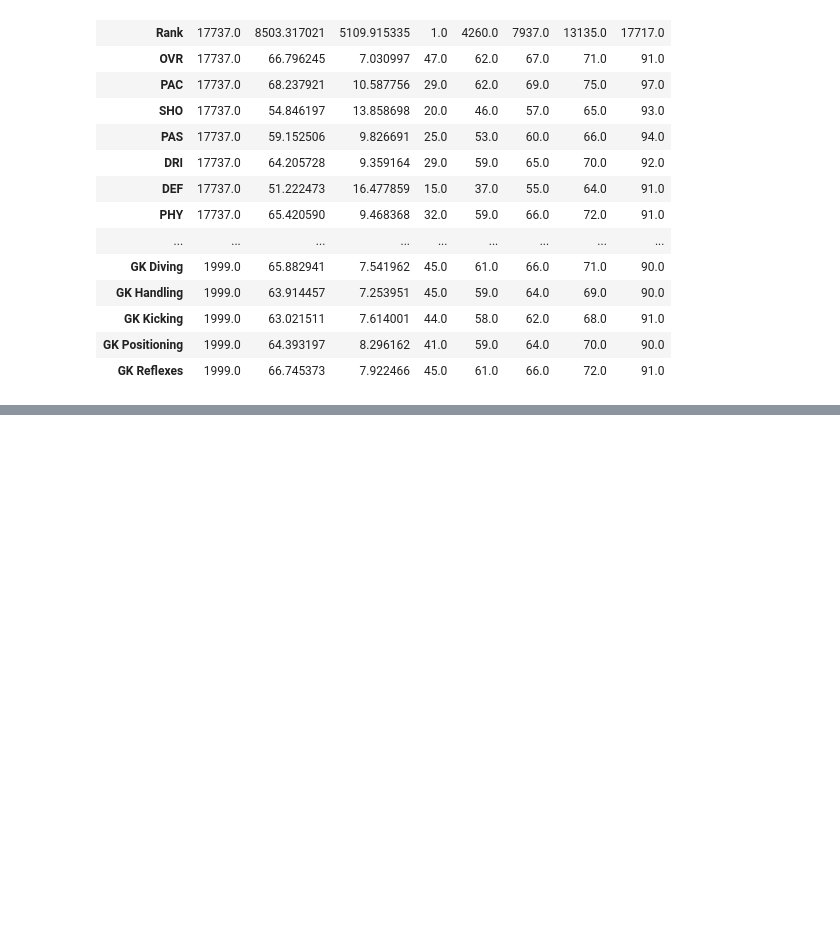
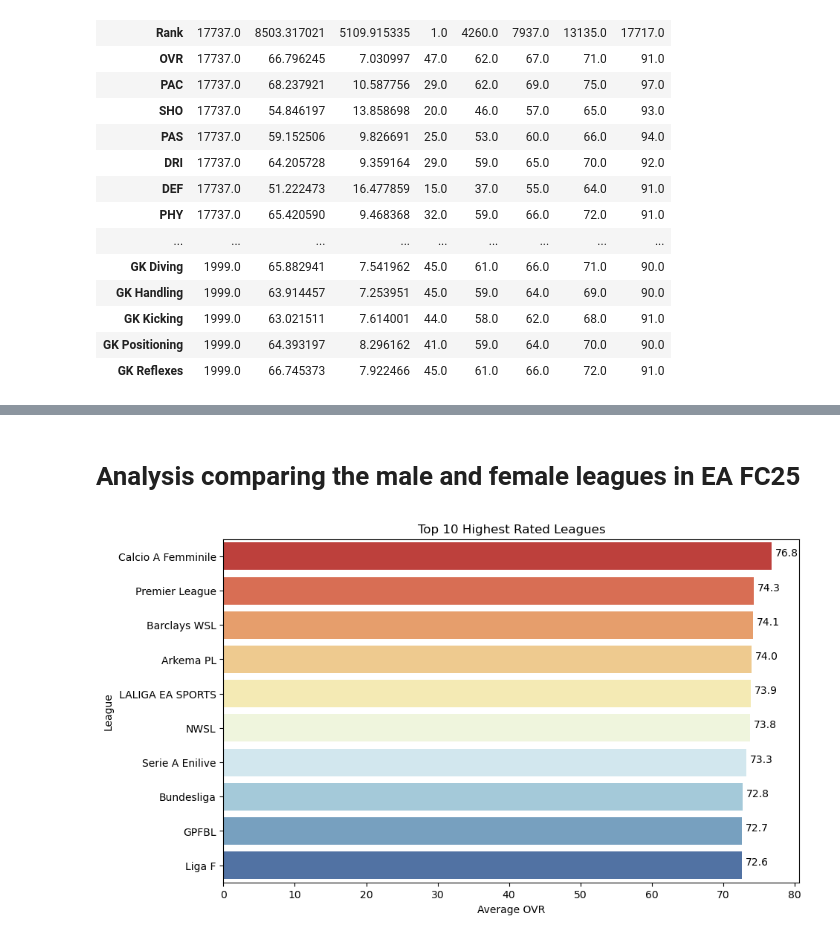
Before and after one commit to abryantgithub/FC25-EDA, a Jupyter notebook: FC25_All_Players_Analysis.ipynb, the cells around one changed output, grey strips where cells are left out. Saved outputs shown, nothing was run; the diff lists cells and outputs as text; code cells hidden in the pictures; blank space fills up the shorter version.

```diff
--- a/FC25_All_Players_Analysis.ipynb
+++ b/FC25_All_Players_Analysis.ipynb
@@ -58,0 +81,20 @@ dfa.describe().T
+# %%
+dfa.drop('Unnamed: 0', axis=1, inplace=True)
+# %%
+dfa.drop('Unnamed: 0.1', axis=1, inplace=True)
+# %% [markdown]
+# Analysis comparing the male and female leagues in EA FC25
+# %%
+# Top 10 Highest Rated Leagues
+
+top_leagues = dfa.groupby('League')['OVR'].mean().sort_values(ascending=False).head(10)
+plt.figure(figsize=(10,6))
+sns.barplot(x=top_leagues.values, y=top_leagues.index, palette='RdYlBu')
+plt.title('Top 10 Highest Rated Leagues')
+for x, y in enumerate(top_leagues.values):
+    plt.text(y + 0.5, x, f'{y:.1f}', ha='left', color='black')
+plt.xlabel('Average OVR')
+plt.ylabel('League')
+plt.show()
+# %% [output]
+[figure, added]
```
Also changed, not shown: parts of 10 cells of this notebook.
